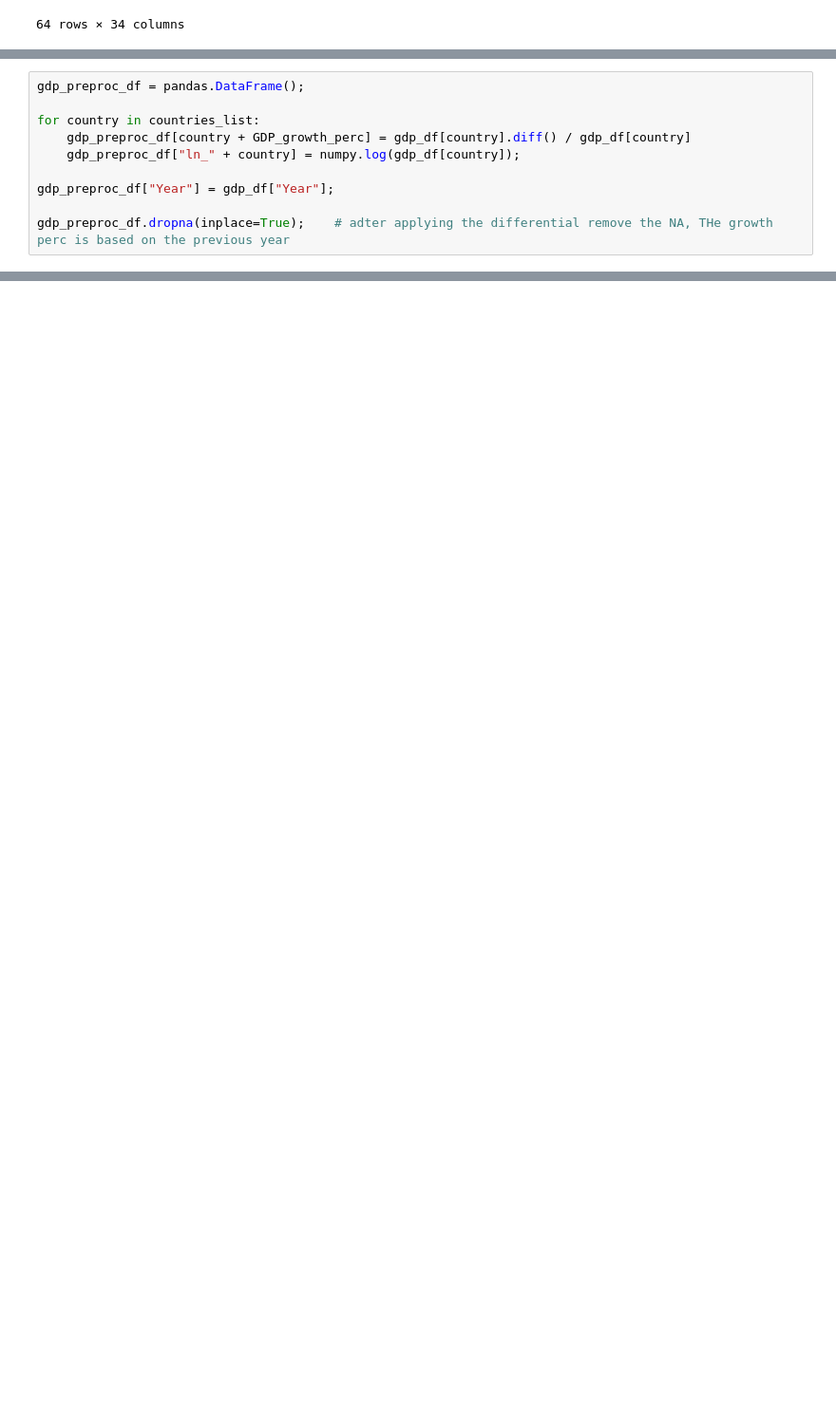
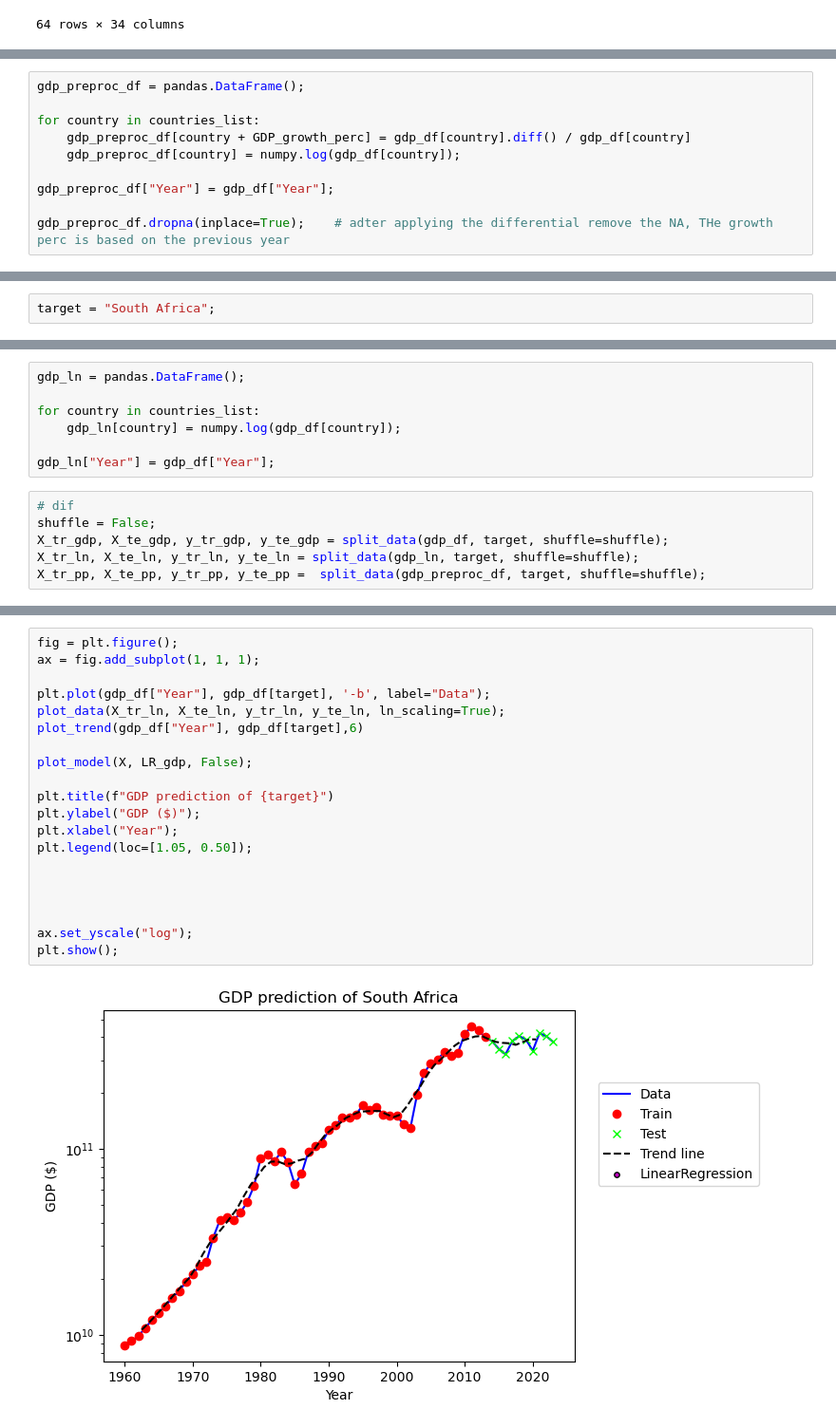
Before and after one commit to WilcoJohn/Progress-ML, a Jupyter notebook: ML Test/1.AfricaGDP.ipynb, the cells around one changed output, grey strips where cells are left out. Shown at 95% size. Cells and saved outputs as stored; diff of their text form; blank space fills up the shorter version.

```diff
--- a/ML Test/1.AfricaGDP.ipynb
+++ b/ML Test/1.AfricaGDP.ipynb
@@ -74,7 +77,7 @@ gdp_preproc_df = pandas.DataFrame();
 
 for country in countries_list:
     gdp_preproc_df[country + GDP_growth_perc] = gdp_df[country].diff() / gdp_df[country]
-    gdp_preproc_df["ln_" + country] = numpy.log(gdp_df[country]);
+    gdp_preproc_df[country] = numpy.log(gdp_df[country]);
 
 gdp_preproc_df["Year"] = gdp_df["Year"];
 
@@ -105,0 +119,2 @@ Only upon closer inspection can the resulting groupings be named
+# %%
+target = "South Africa";
@@ -105,0 +156,13 @@ Only upon closer inspection can the resulting groupings be named
+# %%
+gdp_ln = pandas.DataFrame();
+
+for country in countries_list:
+    gdp_ln[country] = numpy.log(gdp_df[country]);
+
+gdp_ln["Year"] = gdp_df["Year"];
+# %%
+# dif
+shuffle = False;
+X_tr_gdp, X_te_gdp, y_tr_gdp, y_te_gdp = split_data(gdp_df, target, shuffle=shuffle);
+X_tr_ln, X_te_ln, y_tr_ln, y_te_ln = split_data(gdp_ln, target, shuffle=shuffle);
+X_tr_pp, X_te_pp, y_tr_pp, y_te_pp =  split_data(gdp_preproc_df, target, shuffle=shuffle);
@@ -105,0 +240,22 @@ Only upon closer inspection can the resulting groupings be named
+# %%
+fig = plt.figure();
+ax = fig.add_subplot(1, 1, 1);
+
+plt.plot(gdp_df["Year"], gdp_df[target], '-b', label="Data");
+plot_data(X_tr_ln, X_te_ln, y_tr_ln, y_te_ln, ln_scaling=True);
+plot_trend(gdp_df["Year"], gdp_df[target],6)
+
+plot_model(X, LR_gdp, False);
+
+plt.title(f"GDP prediction of {target}")
+plt.ylabel("GDP ($)");
+plt.xlabel("Year");
+plt.legend(loc=[1.05, 0.50]);
+
+
+
+
+ax.set_yscale("log");
+plt.show();
+# %% [output]
+[figure, added]
```
Also changed, not shown: parts of 17 cells of this notebook.
